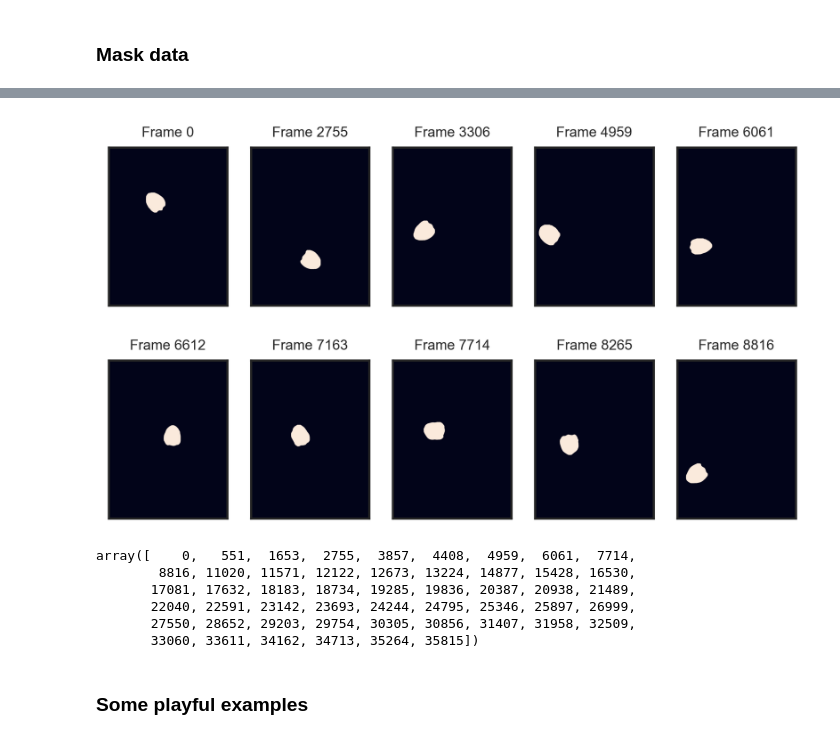
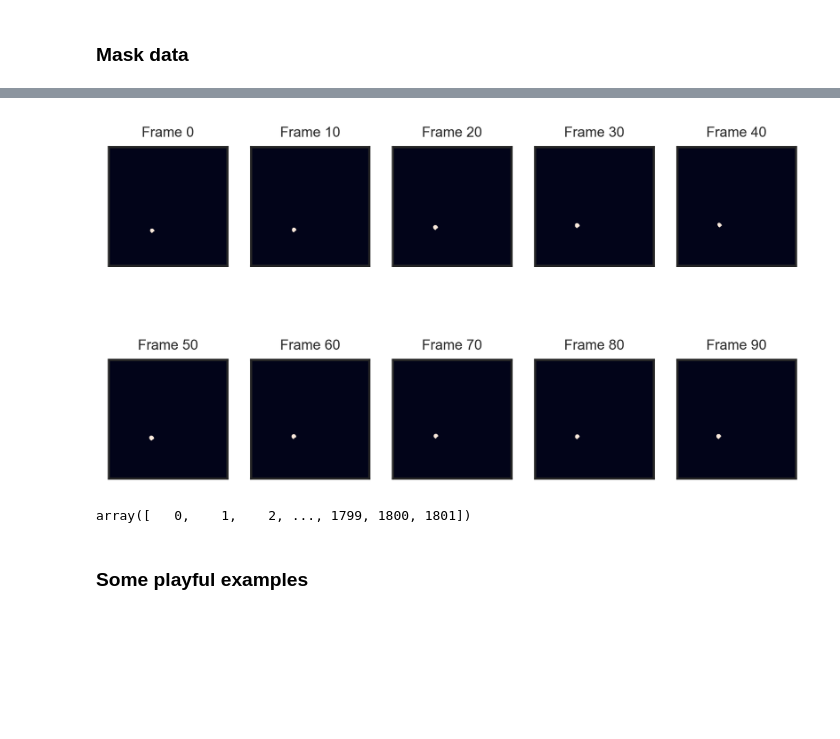
Before and after one commit to horsto/OCTRON-GUI, a Jupyter notebook: octron/notebooks/OCTRON_results_loading.ipynb, the cells around one changed output, grey strips where cells are left out. Saved outputs shown, nothing was run; the diff lists cells and outputs as text; code cells hidden in the pictures; blank space fills up the shorter version.

Commit message:
add option to close holes in masks results
Updated function and notebook

```diff
--- a/octron/notebooks/OCTRON_results_loading.ipynb
+++ b/octron/notebooks/OCTRON_results_loading.ipynb
@@ -21,7 +21,7 @@ sns.set_theme(style='white')
 from octron import YOLO_results
 # %%
 # This is the output directory that contains csv tracking files and `predictions.zarr` that contains the masks
-results_dir = '/Users/horst/Downloads/sepia officinalis /train/predictions/Anchor_exp_2_bytetrack'
+results_dir = '/Users/horst/Library/CloudStorage/GoogleDrive-hobenhaus@gmail.com/My Drive/OCTRON/Project folders - finished/octo_paralarvae/test_snippets/single hatchling data/resized1024/predictions/20221203_1PL_1mM_Dop2_snippet1_1024x1024_bytetrack'
 # %% [markdown]
 ### Initiate loader class and load data
 # %%
@@ -182,31 +173,27 @@ masks[3]
 # %%
 # To load masks for a specific label, there is a convenience function .get_masks_for_label()
 # It returns a tuple with the masks and the frame indices
-masks_example_label, frame_indices = yolo_results.get_masks_for_label(data_label)
+data_label = 'mantle'
+masks_example_label, frame_indices = yolo_results.get_masks_for_label(data_label, close_holes=False)
 # %%
 figure = plt.figure(figsize=(7, 4), dpi=150)
-for no in range(10):
-    current_index = frame_indices[no]
+for no, index in enumerate(range(0,100,10)):
+    current_index = frame_indices[index]
     ax = figure.add_subplot(2, 5, no+1)
     ax.imshow(masks_example_label[current_index])
     ax.set_title(f'Frame {current_index}', fontsize=8)
     ax.set_xticks([])
     ax.set_yticks([])
 plt.show()
 # %% [output]
-[figure, old version]
+[figure, new version]
 # %%
 # If you want to just know which of the video frames contain data for each track_id,
 # you use .get_frame_indices()
 frame_indices_across_ids = yolo_results.get_frame_indices()
-frame_indices_across_ids[3]
+frame_indices_across_ids[2]
 # %% [output]
-array([    0,   551,  1653,  2755,  3857,  4408,  4959,  6061,  7714,
-        8816, 11020, 11571, 12122, 12673, 13224, 14877, 15428, 16530,
-       17081, 17632, 18183, 18734, 19285, 19836, 20387, 20938, 21489,
-       22040, 22591, 23142, 23693, 24244, 24795, 25346, 25897, 26999,
-       27550, 28652, 29203, 29754, 30305, 30856, 31407, 31958, 32509,
-       33060, 33611, 34162, 34713, 35264, 35815])
+array([   0,    1,    2, ..., 1799, 1800, 1801])
 # %% [markdown]
 ### Some playful examples
 # %% [markdown]
```
Also changed, not shown: parts of 17 cells of this notebook, 1 other file.
